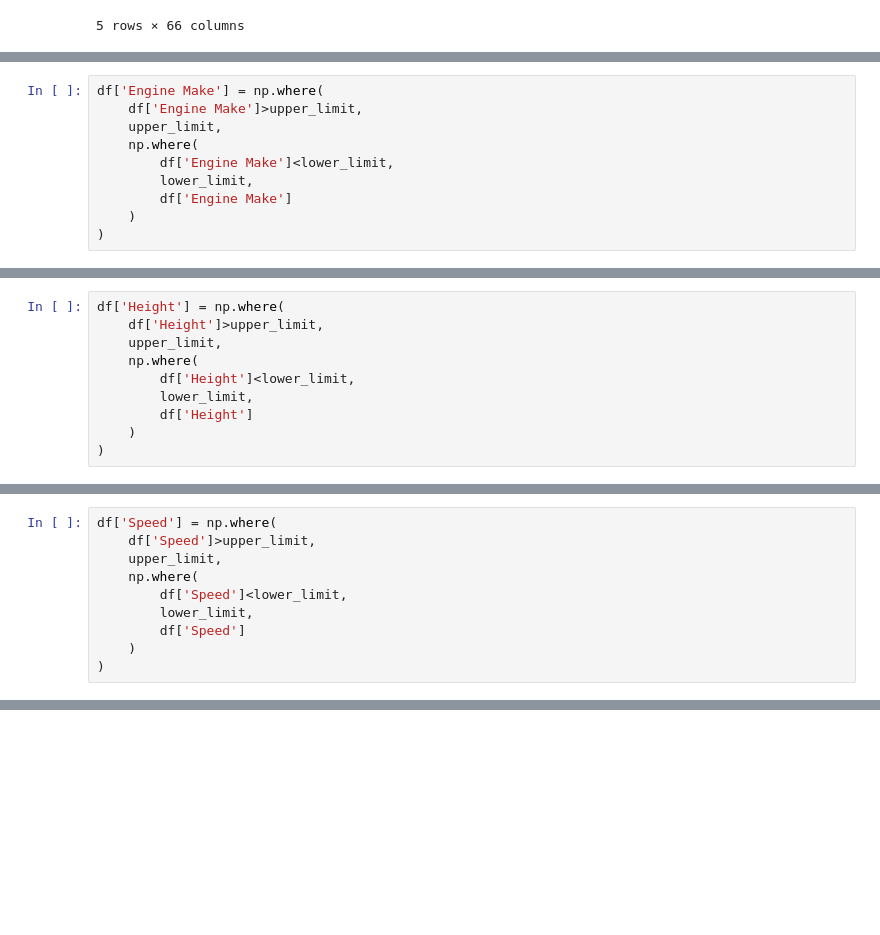
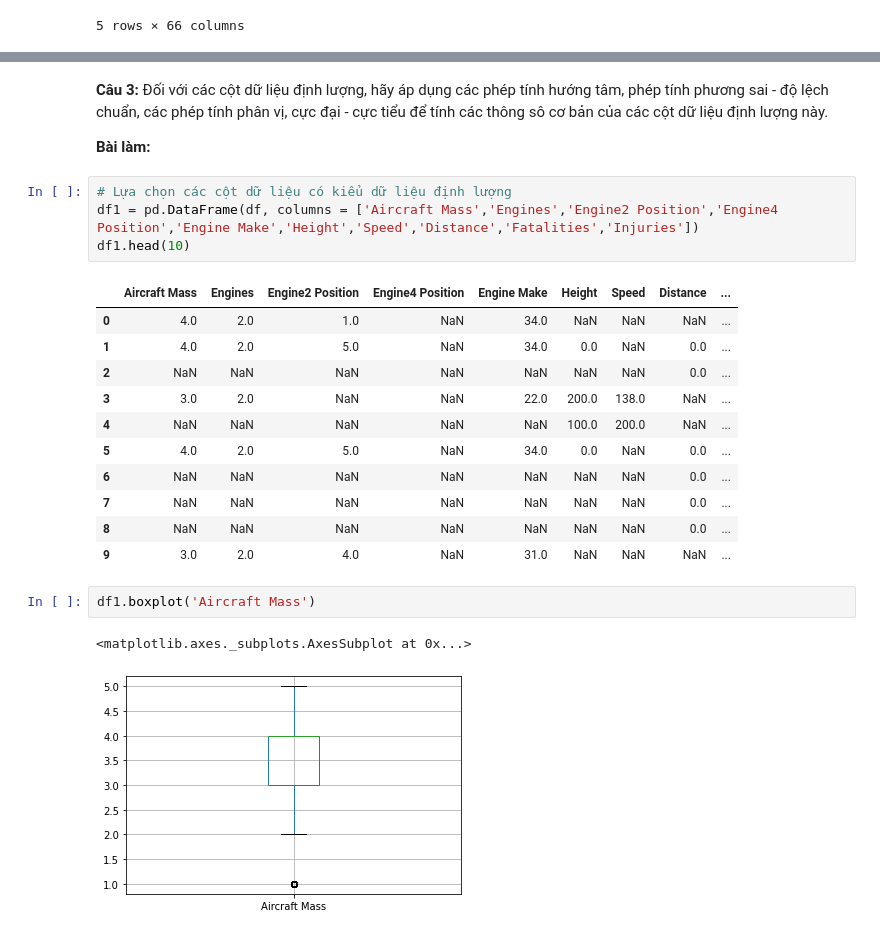
Before and after one commit to rekuantsun/PTDL-Python, a Jupyter notebook: Pandas_4.ipynb, the cells around one changed output, grey strips where cells are left out. Saved outputs shown, nothing was run; the diff lists cells and outputs as text; blank space fills up the shorter version.

```diff
--- a/Pandas_4.ipynb
+++ b/Pandas_4.ipynb
@@ -99,10 +27,0 @@ new_df = df[(df['Engine Make'] < 8.80) & (df['Engine Make'] > 5.11)]
-# %%
-df['Engine Make'] = np.where(
-    df['Engine Make']>upper_limit,
-    upper_limit,
-    np.where(
-        df['Engine Make']<lower_limit,
-        lower_limit,
-        df['Engine Make']
-    )
-)
@@ -130,10 +27,0 @@ new_df = df[(df['Height'] < 6241.98) & (df['Height'] > -4579.92)]
-# %%
-df['Height'] = np.where(
-    df['Height']>upper_limit,
-    upper_limit,
-    np.where(
-        df['Height']<lower_limit,
-        lower_limit,
-        df['Height']
-    )
-)
@@ -161,10 +27,0 @@ new_df = df[(df['Speed'] < 6241.98) & (df['Speed'] > -4579.92)]
-# %%
-df['Speed'] = np.where(
-    df['Speed']>upper_limit,
-    upper_limit,
-    np.where(
-        df['Speed']<lower_limit,
-        lower_limit,
-        df['Speed']
-    )
-)
@@ -176,0 +69,25 @@ df.boxplot(column='Speed')
+# %% [markdown]
+**Câu 3:** Đối với các cột dữ liệu định lượng, hãy áp dụng các phép tính hướng tâm, phép tính phương sai - độ lệch chuẩn, các phép tính phân vị, cực đại - cực tiểu để tính các thông sô cơ bản của các cột dữ liệu định lượng này.
+
+**Bài làm:**
+# %%
+# Lựa chọn các cột dữ liệu có kiểu dữ liệu định lượng
+df1 = pd.DataFrame(df, columns = ['Aircraft Mass','Engines','Engine2 Position','Engine4 Position','Engine Make','Height','Speed','Distance','Fatalities','Injuries'])
+df1.head(10)
+# %% [output]
+|  | Aircraft Mass | Engines | Engine2 Position | Engine4 Position | Engine Make | Height | Speed | Distance | ... |
+| 0 | 4.0 | 2.0 | 1.0 | NaN | 34.0 | NaN | NaN | NaN | ... |
+| 1 | 4.0 | 2.0 | 5.0 | NaN | 34.0 | 0.0 | NaN | 0.0 | ... |
+| 2 | NaN | NaN | NaN | NaN | NaN | NaN | NaN | 0.0 | ... |
+| 3 | 3.0 | 2.0 | NaN | NaN | 22.0 | 200.0 | 138.0 | NaN | ... |
+| 4 | NaN | NaN | NaN | NaN | NaN | 100.0 | 200.0 | NaN | ... |
+| 5 | 4.0 | 2.0 | 5.0 | NaN | 34.0 | 0.0 | NaN | 0.0 | ... |
+| 6 | NaN | NaN | NaN | NaN | NaN | NaN | NaN | 0.0 | ... |
+| 7 | NaN | NaN | NaN | NaN | NaN | NaN | NaN | 0.0 | ... |
+| 8 | NaN | NaN | NaN | NaN | NaN | NaN | NaN | 0.0 | ... |
+| 9 | 3.0 | 2.0 | 4.0 | NaN | 31.0 | NaN | NaN | NaN | ... |
+# %%
+df1.boxplot('Aircraft Mass')
+# %% [output]
+<matplotlib.axes._subplots.AxesSubplot at 0x...>
+[figure, added]
```
Also changed, not shown: parts of 55 cells of this notebook.
